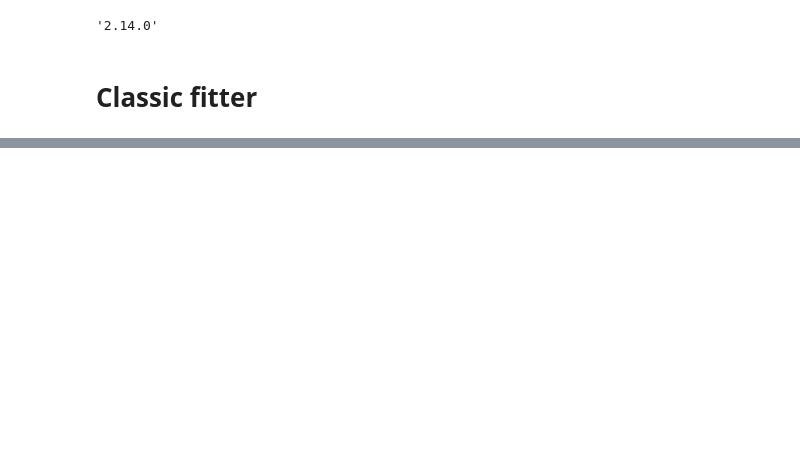
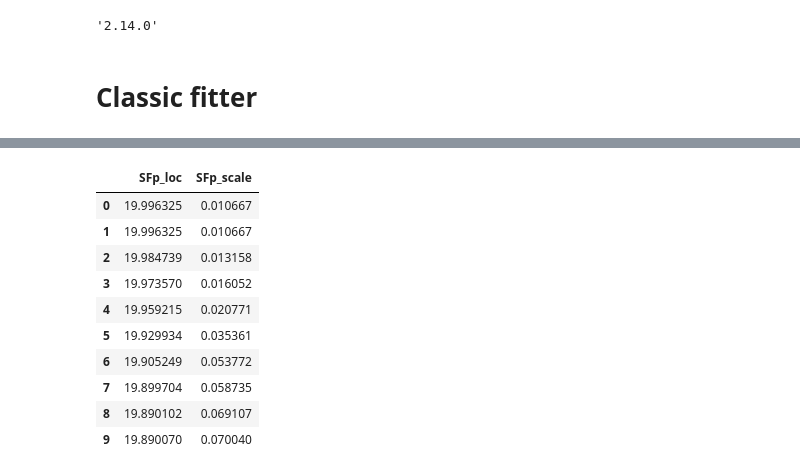
Before and after one commit to mdaghlian/braincoder_bprf, a Jupyter notebook: notebooks/CSENF_mcmc_UNIFORM.ipynb, the cells around one changed output, grey strips where cells are left out. Saved outputs shown, nothing was run; the diff lists cells and outputs as text; code cells hidden in the pictures; blank space fills up the shorter version.

```diff
--- a/notebooks/CSENF_mcmc_UNIFORM.ipynb
+++ b/notebooks/CSENF_mcmc_UNIFORM.ipynb
@@ -269,0 +294,14 @@ KeyboardInterrupt:
+# %%
+bfitter.h_mcmc_sampler
+# %% [output]
+|  | SFp_loc | SFp_scale |
+| 0 | 19.996325 | 0.010667 |
+| 1 | 19.996325 | 0.010667 |
+| 2 | 19.984739 | 0.013158 |
+| 3 | 19.973570 | 0.016052 |
+| 4 | 19.959215 | 0.020771 |
+| 5 | 19.929934 | 0.035361 |
+| 6 | 19.905249 | 0.053772 |
+| 7 | 19.899704 | 0.058735 |
+| 8 | 19.890102 | 0.069107 |
+| 9 | 19.890070 | 0.070040 |
```
Also changed, not shown: parts of 11 cells of this notebook, 7 other files.
